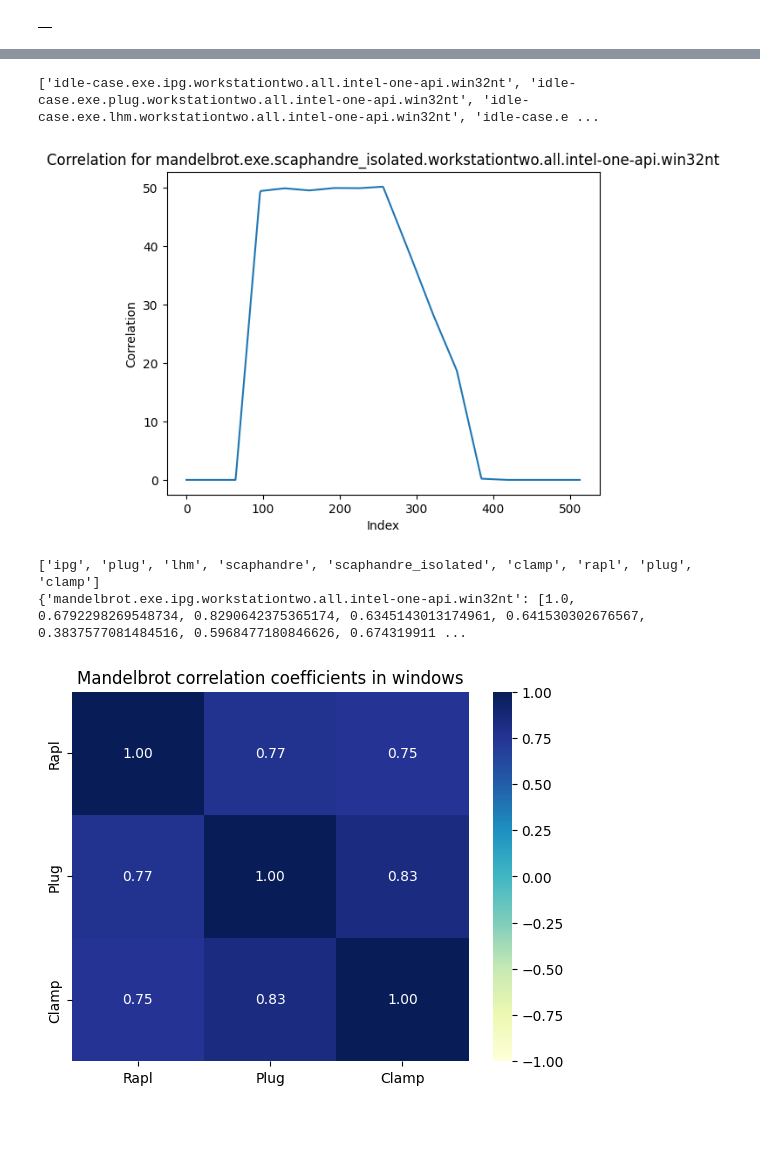
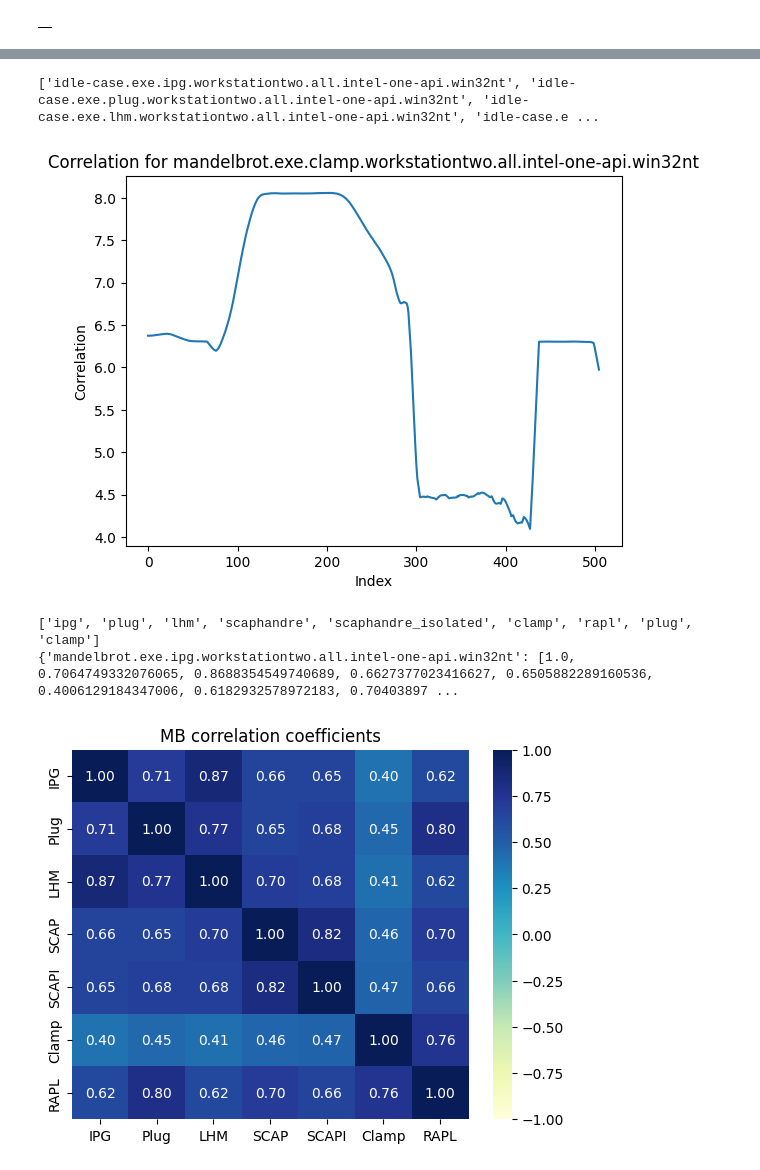
Before and after one commit to KuskIV/BDEnergy, a Jupyter notebook: analytics/StateMaster.ipynb, the cells around one changed output, grey strips where cells are left out. Drawn from its saved outputs; the diff is of its cells as text; code cells hidden in the pictures; blank space fills up the shorter version.

```diff
--- a/analytics/StateMaster.ipynb
+++ b/analytics/StateMaster.ipynb
@@ -847,19 +847,19 @@ PowerMapping = {
 }
 # %%
 if(exp_name == "measuring_instrument"):
-    key_index = 0
+    key_index = 17
     keys = []
     for key in time_series:
         keys.append(key)
-
-    print(keys)
+    RAPL_keys = [s for s in keys if "rapl" in s]
+    # print(keys)
     print(keys[key_index])
 
     for i in range(len(time_series[keys[key_index]])):
         first = time_series[keys[key_index]][i] #Get the for timeSeries of the first key
-        print(first.shape)
+        # print(first.shape)
         xAxis = first['ElapsedTime'].tolist()
-        print(keys)
+        # print(keys)
         yAxis = first[GetMapping(keys[key_index])].tolist()
 
         # Create a scatter plot
@@ -895,0 +880,4 @@ fannkuch-redux.exe.ipg.workstationtwo.all.intel-one-api.win32nt
+# %%
+for key in RAPL_keys:
+    print(key)
+    print(len(time_series[key]))
@@ -900,6 +895,17 @@ import pandas as pd
 import numpy as np
 import matplotlib.pyplot as plt
 import pandas as pd
+
+
+
+def create_smoothed_timeseries(timeseries, window_size):
+    if window_size > len(timeseries):
+        return timeseries
+    num_windows = len(timeseries) - window_size + 1
+    smoothed_series = np.zeros(num_windows)
+    for i in range(num_windows):
+        smoothed_series[i] = np.mean(timeseries[i:i+window_size])
+    return smoothed_series
 
 def RemoveOutliers(ts_list):
     # Exclude empty lists
@@ -1015,43 +1021,46 @@ Mandel_keys = [s for s in keys if "mandelbrot" in s]
 Fann_keys = [s for s in keys if "fannkuch" in s]
 Idle_keys = [s for s in keys if "idle" in s]
 print(Idle_keys)
 heat_data = CreateHeatData()
 AdjustHeatDict(Mandel_keys)
 AdjustHeatDict(Fann_keys)
 
 maax = max([len(heat_data[n]) for n in keys])
 for n in keys:
-    heat_data[n] = interpolate(heat_data[n],maax)
+    # heat_data[n] = interpolate(heat_data[n],maax)
+    heatDate = interpolate(heat_data[n],maax)
+    heat_data[n] =  create_smoothed_timeseries(heatDate,10)
+
 
 if(exp_name == "measuring_instrument"):
     selectKey = Mandel_keys
     data = {}
     for Key1 in selectKey:
         data[Key1] = []
         if 'ipg' in Key1:
             heat_data[Key1] = [x/1000 for x in heat_data[Key1]]
         for Key2 in selectKey:
             corr = pd.Series(heat_data[Key1]).corr(pd.Series(heat_data[Key2]), method='kendall')
             data[Key1].append(corr)
 
     # Example of how to plot the first set of data
-    index = 4
+    index = 5
 
     plt.plot(heat_data[selectKey[index]])
     plt.title('Correlation for ' + selectKey[index])
     plt.xlabel('Index')
     plt.ylabel('Correlation')
     plt.show()
 # %% [output]
 ['idle-case.exe.ipg.workstationtwo.all.intel-one-api.win32nt', 'idle-case.exe.plug.workstationtwo.all.intel-one-api.win32nt', 'idle-case.exe.lhm.workstationtwo.all.intel-one-api.win32nt', 'idle-case.e ...
-[figure, old version]
+[figure, new version]
 # %%
 rows = [d.split(".")[2] for d in selectKey]
 print(rows)
 print(data)
 # %% [output]
 ['ipg', 'plug', 'lhm', 'scaphandre', 'scaphandre_isolated', 'clamp', 'rapl', 'plug', 'clamp']
-{'mandelbrot.exe.ipg.workstationtwo.all.intel-one-api.win32nt': [1.0, 0.6792298269548734, 0.8290642375365174, 0.6345143013174961, 0.641530302676567, 0.3837577081484516, 0.5968477180846626, 0.674319911 ...
+{'mandelbrot.exe.ipg.workstationtwo.all.intel-one-api.win32nt': [1.0, 0.7064749332076065, 0.8688354549740689, 0.6627377023416627, 0.6505882289160536, 0.4006129184347006, 0.6182932578972183, 0.70403897 ...
 # %%
 def Renamer(names):
     for key in names.keys():
@@ -1086,18 +1095,28 @@ new_colume = Renamer(new_colume)
 df.rename(index=new_row, inplace=True)
 df.rename(columns=new_colume, inplace=True)
 
+droped = df.iloc[[0,1,2,3,4,5,6], [0,1,2,3,4,5,6]]
+droped.iloc[6,1] = df.iloc[6,7]
+droped.iloc[6,5] = df.iloc[6,8]
+droped.iloc[1,6] = df.iloc[6,7]
+droped.iloc[5,6] = df.iloc[6,8]
+
+# droped.iloc[6,1] = df.iloc[6,7]
+# droped.iloc[6,5] = df.iloc[6,8]
+
 # create a heatmap
-sns.heatmap(df.iloc[-3:, -3:], cmap="YlGnBu", annot=True, fmt='.2f', vmin=-1, vmax=1)
+sns.heatmap(droped, cmap="YlGnBu", annot=True, fmt='.2f', vmin=-1, vmax=1)
 
 # set the title of the plot
-plt.title(selectKey[0].split(".")[0].capitalize() + " correlation coefficients in windows")
+# plt.title(selectKey[0].split(".")[0].capitalize() + " correlation coefficients")
+plt.title("MB correlation coefficients")
 
 plt.savefig(f'C:\\Users\\Jeppe\\Downloads\\{selectKey[0].split(".")[0].capitalize()}.png', transparent=True)
 
 # display the plot
 plt.show()
 # %% [output]
-[figure, old version]
+[figure, new version]
 # %%
 print(df)
 # %% [output]
```
Also changed, not shown: parts of 5 cells of this notebook, 8 other files.
